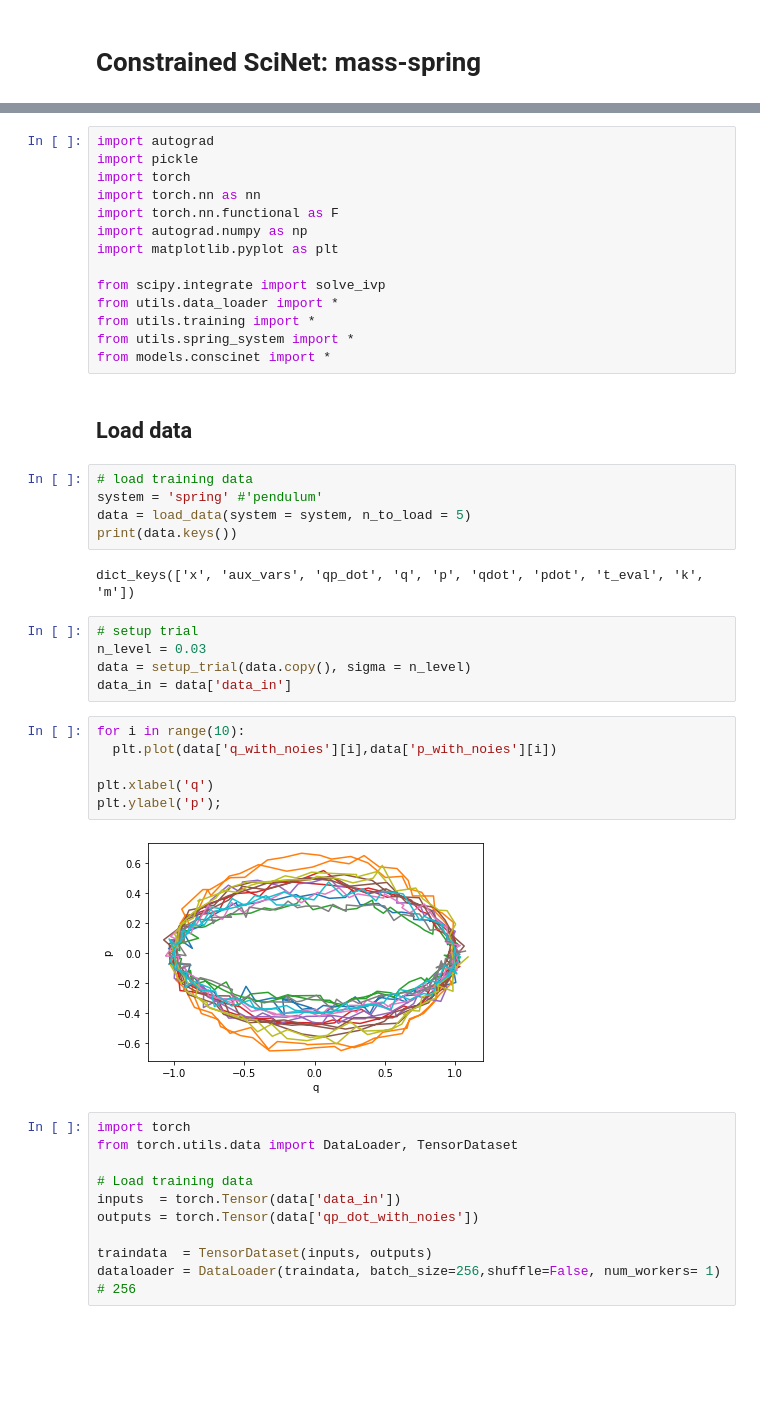
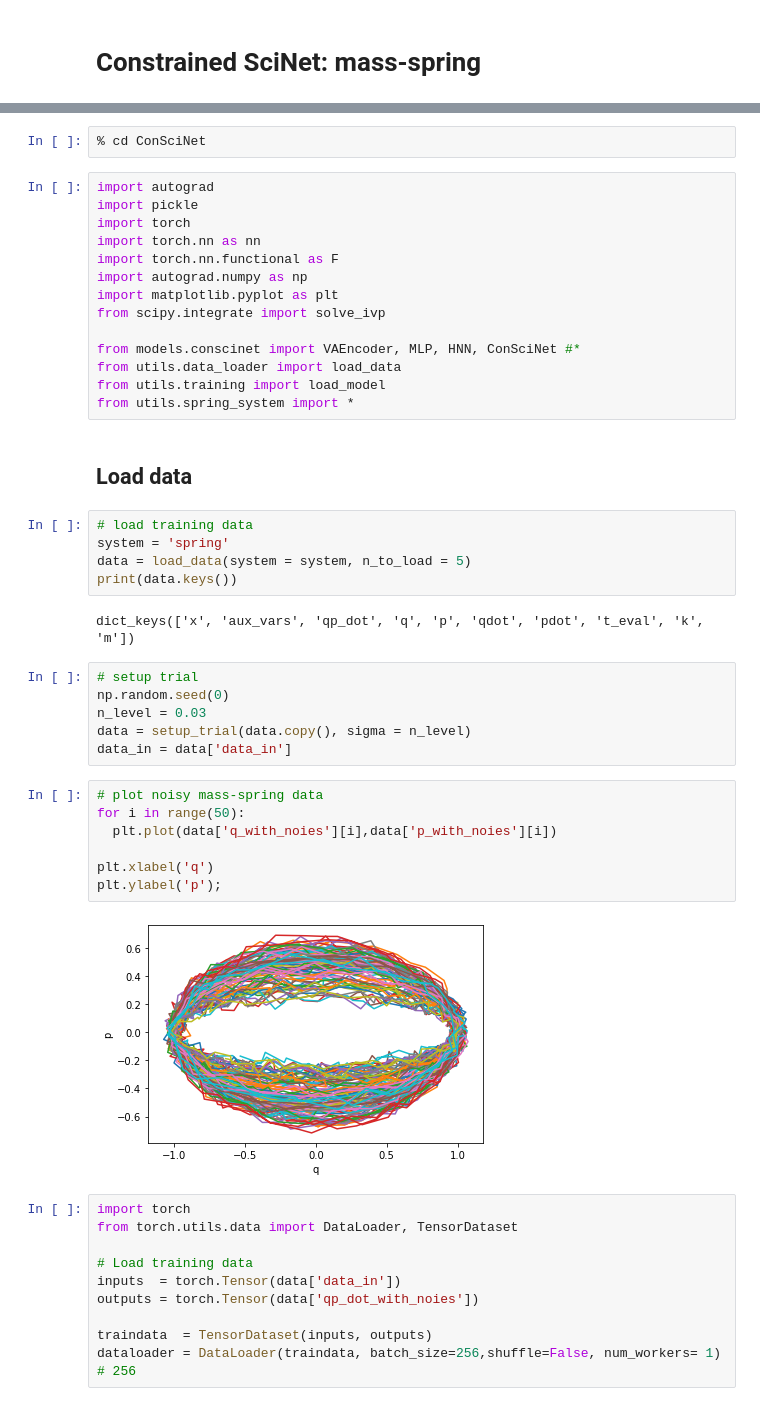
Before and after one commit to gbarber94/ConSciNet, a Jupyter notebook: ConSciNet_mass_spring.ipynb, the cells around one changed output, grey strips where cells are left out. Saved outputs shown, nothing was run; the diff lists cells and outputs as text; blank space fills up the shorter version.

```diff
--- a/ConSciNet_mass_spring.ipynb
+++ b/ConSciNet_mass_spring.ipynb
@@ -12,3 +7,5 @@ Mounted at /content/drive
+# %%
+% cd ConSciNet
 # %%
 import autograd
 import pickle
@@ -17,34 +14,36 @@ import torch.nn as nn
 import torch.nn.functional as F
 import autograd.numpy as np
 import matplotlib.pyplot as plt
+from scipy.integrate import solve_ivp
 
-from scipy.integrate import solve_ivp
-from utils.data_loader import *
-from utils.training import *
+from models.conscinet import VAEncoder, MLP, HNN, ConSciNet #*
+from utils.data_loader import load_data
+from utils.training import load_model
 from utils.spring_system import *
-from models.conscinet import *
 # %% [markdown]
 ## Load data
 # %%
 # load training data
-system = 'spring' #'pendulum'
+system = 'spring'
 data = load_data(system = system, n_to_load = 5)
 print(data.keys())
 # %% [output]
 dict_keys(['x', 'aux_vars', 'qp_dot', 'q', 'p', 'qdot', 'pdot', 't_eval', 'k', 'm'])
 # %%
 # setup trial
+np.random.seed(0)
 n_level = 0.03
 data = setup_trial(data.copy(), sigma = n_level)
 data_in = data['data_in']
 # %%
-for i in range(10):
+# plot noisy mass-spring data
+for i in range(50):
   plt.plot(data['q_with_noies'][i],data['p_with_noies'][i])
 
 plt.xlabel('q')
 plt.ylabel('p');
 # %% [output]
-[figure, old version]
+[figure, new version]
 # %%
 import torch
 from torch.utils.data import DataLoader, TensorDataset
```
Also changed, not shown: parts of 26 cells of this notebook.
